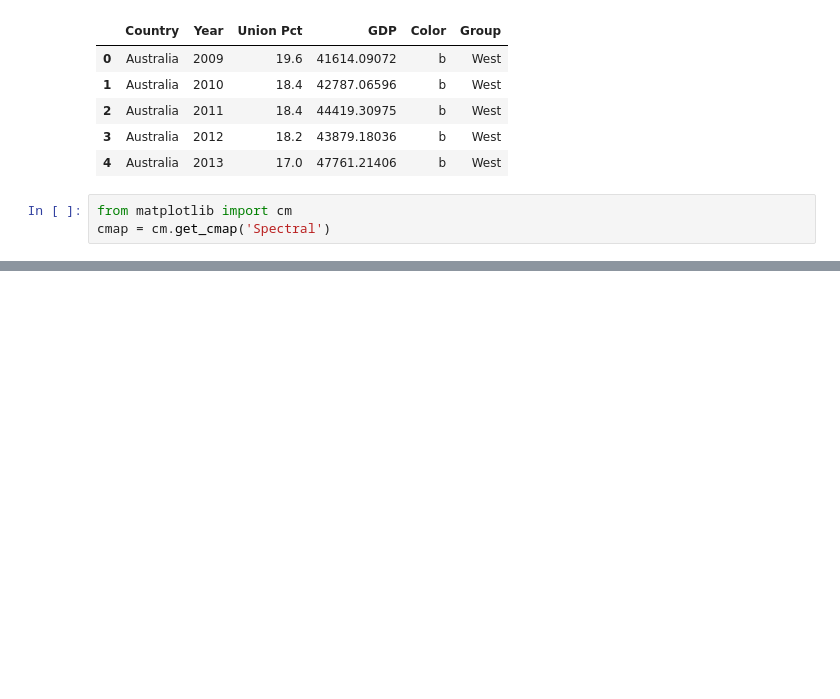
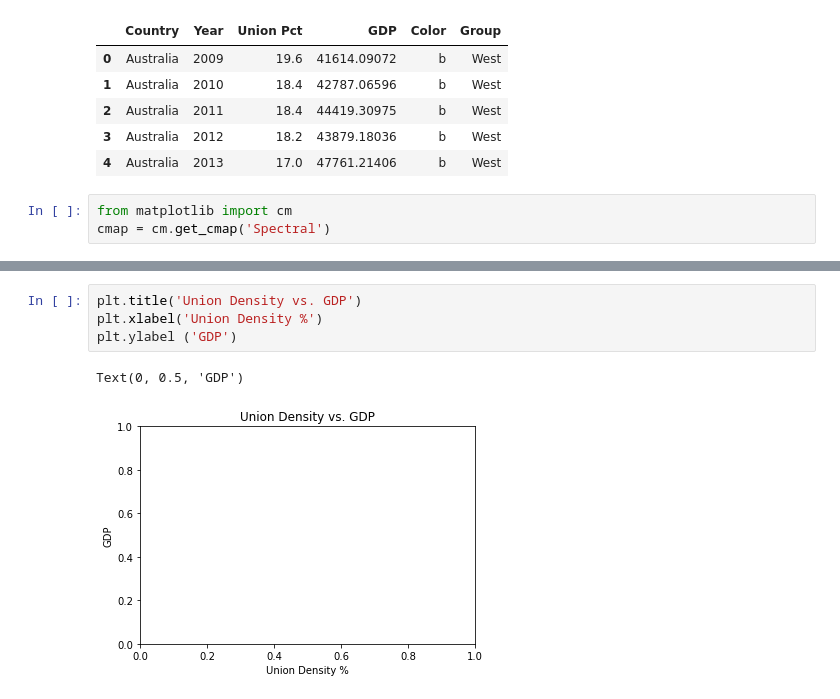
Before and after one commit to Simon-Xu-Lan/Data-Project-1-Income-Inequality, a Jupyter notebook: GDP.ipynb, the cells around one changed output, grey strips where cells are left out. Drawn from its saved outputs; the diff is of its cells as text; blank space fills up the shorter version.

```diff
--- a/GDP.ipynb
+++ b/GDP.ipynb
@@ -286,0 +291,7 @@ Text(80, 115000, 'rvalue: 0.36')
+# %%
+plt.title('Union Density vs. GDP')
+plt.xlabel('Union Density %')
+plt.ylabel ('GDP')
+# %% [output]
+Text(0, 0.5, 'GDP')
+[figure, added]
```
Also changed, not shown: parts of 1 cell of this notebook, 1 other file.
